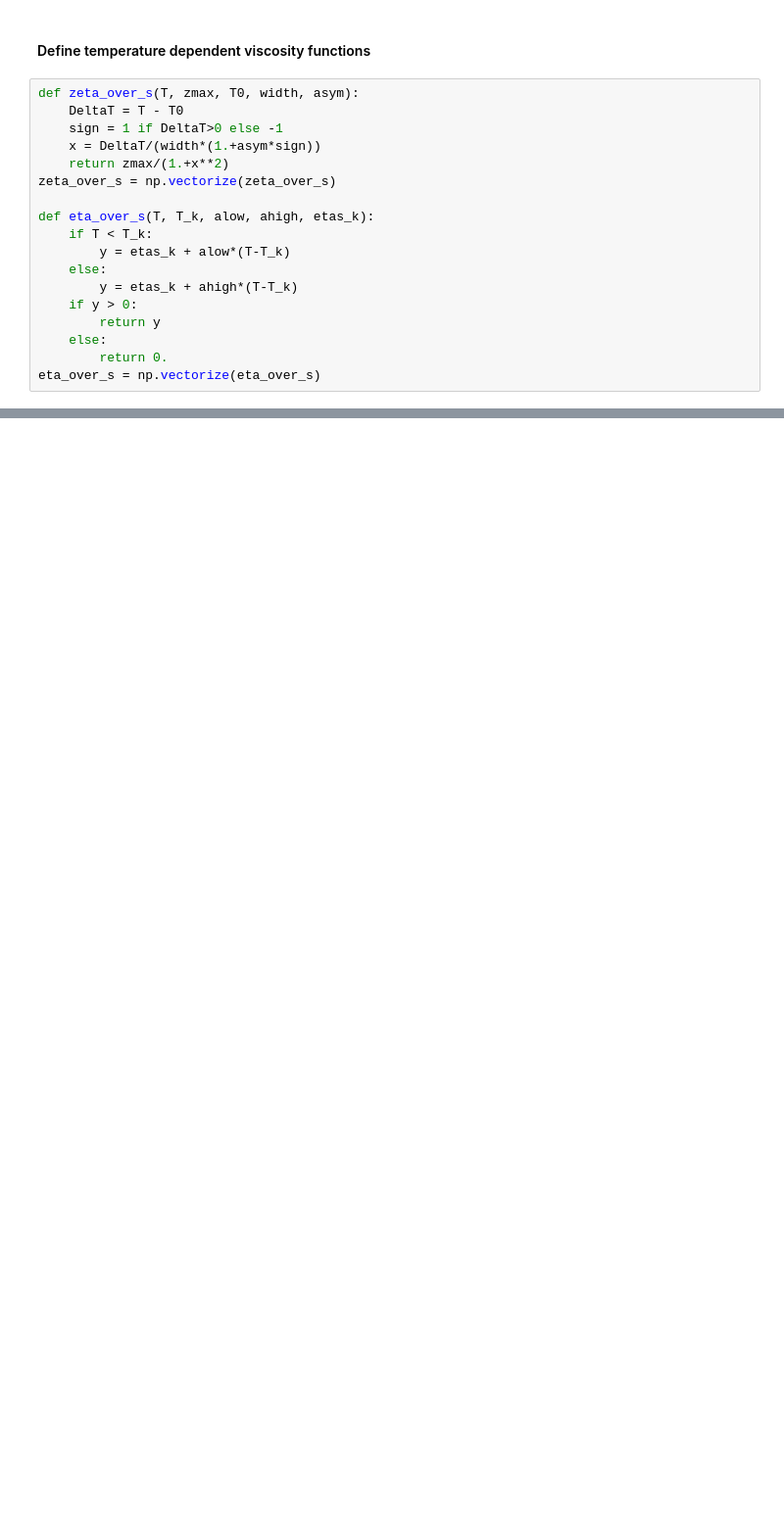
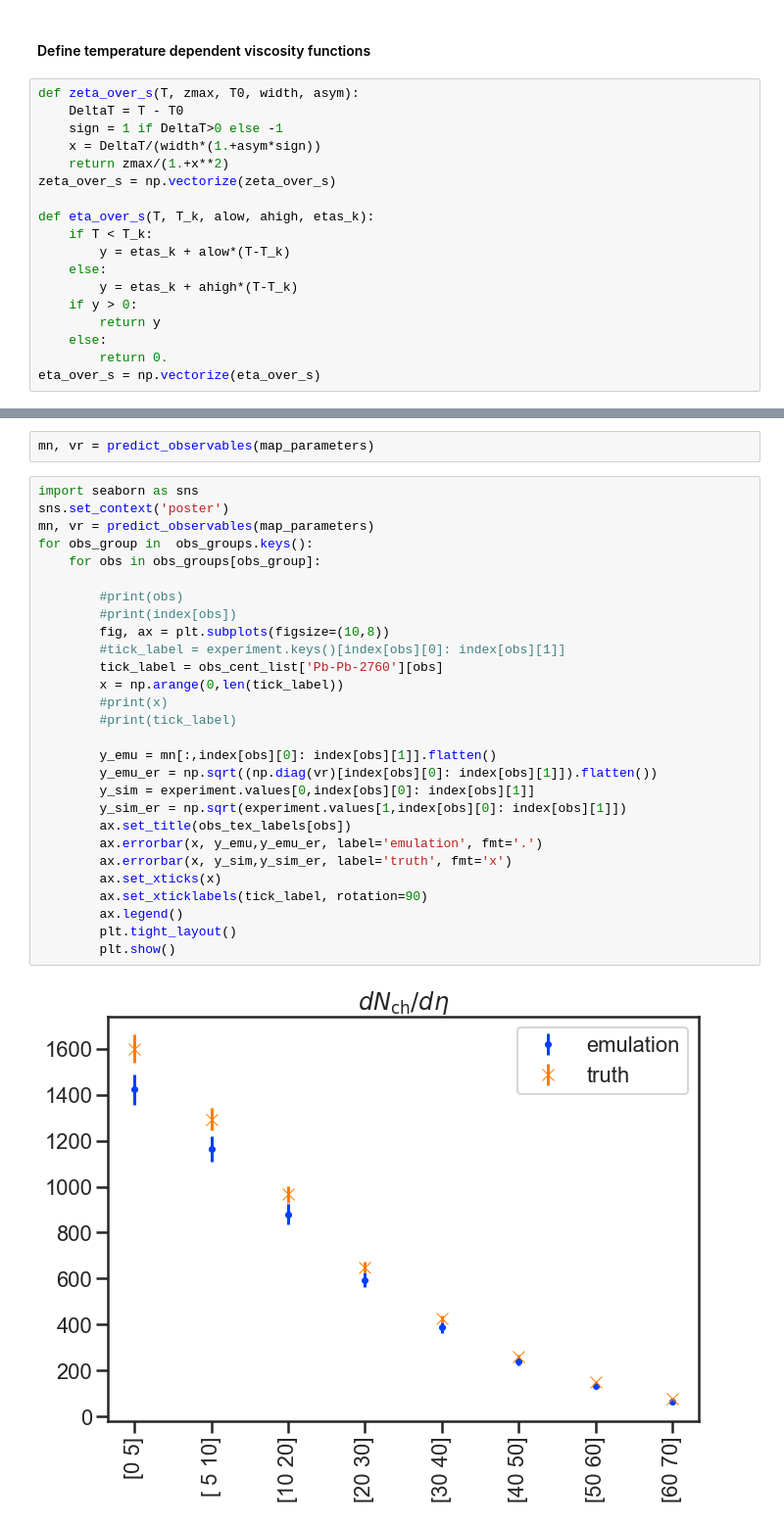
Before and after one commit to danOSU/QGP_Bayes, a Jupyter notebook: Bayesian Parameter Estimation for Relativistic Heavy Ion Physics.ipynb, the cells around one changed output, grey strips where cells are left out. Shown at 98% size. Drawn from its saved outputs; the diff is of its cells as text; blank space fills up the shorter version.

```diff
--- a/Bayesian Parameter Estimation for Relativistic Heavy Ion Physics.ipynb
+++ b/Bayesian Parameter Estimation for Relativistic Heavy Ion Physics.ipynb
@@ -545,0 +613,32 @@ save_fig('bulk_pos_uniform_prior')
+# %%
+mn, vr = predict_observables(map_parameters)
+# %%
+import seaborn as sns
+sns.set_context('poster')
+mn, vr = predict_observables(map_parameters)
+for obs_group in  obs_groups.keys():
+    for obs in obs_groups[obs_group]:
+
+        #print(obs)
+        #print(index[obs])
+        fig, ax = plt.subplots(figsize=(10,8))
+        #tick_label = experiment.keys()[index[obs][0]: index[obs][1]]
+        tick_label = obs_cent_list['Pb-Pb-2760'][obs]
+        x = np.arange(0,len(tick_label))
+        #print(x)
+        #print(tick_label)
+
+        y_emu = mn[:,index[obs][0]: index[obs][1]].flatten()
+        y_emu_er = np.sqrt((np.diag(vr)[index[obs][0]: index[obs][1]]).flatten())
+        y_sim = experiment.values[0,index[obs][0]: index[obs][1]]
+        y_sim_er = np.sqrt(experiment.values[1,index[obs][0]: index[obs][1]])
+        ax.set_title(obs_tex_labels[obs])
+        ax.errorbar(x, y_emu,y_emu_er, label='emulation', fmt='.')
+        ax.errorbar(x, y_sim,y_sim_er, label='truth', fmt='x')
+        ax.set_xticks(x)
+        ax.set_xticklabels(tick_label, rotation=90)
+        ax.legend()
+        plt.tight_layout()
+        plt.show()
+# %% [output]
+[figure, added]
```
Also changed, not shown: parts of 16 cells of this notebook, 8 other files.
